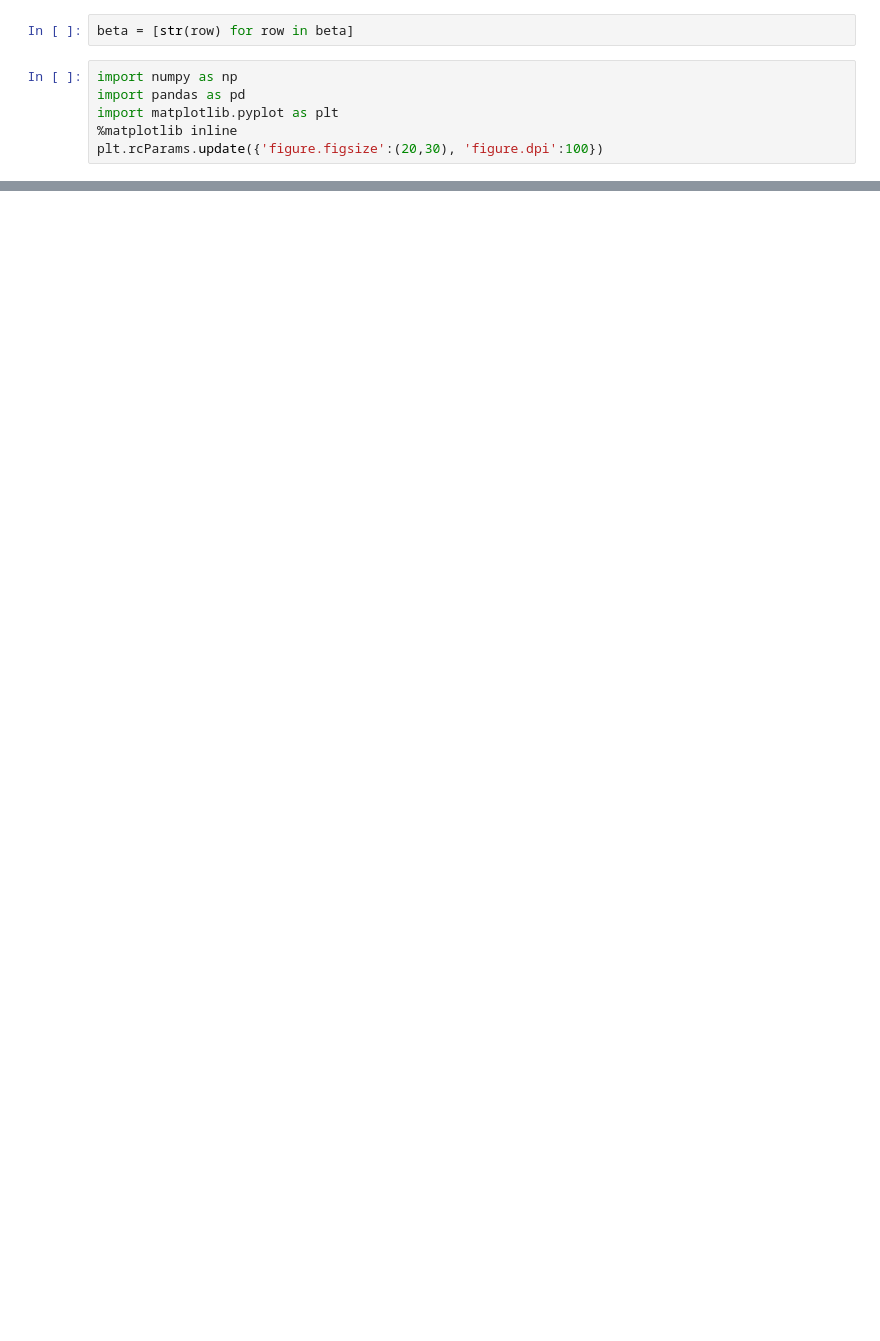
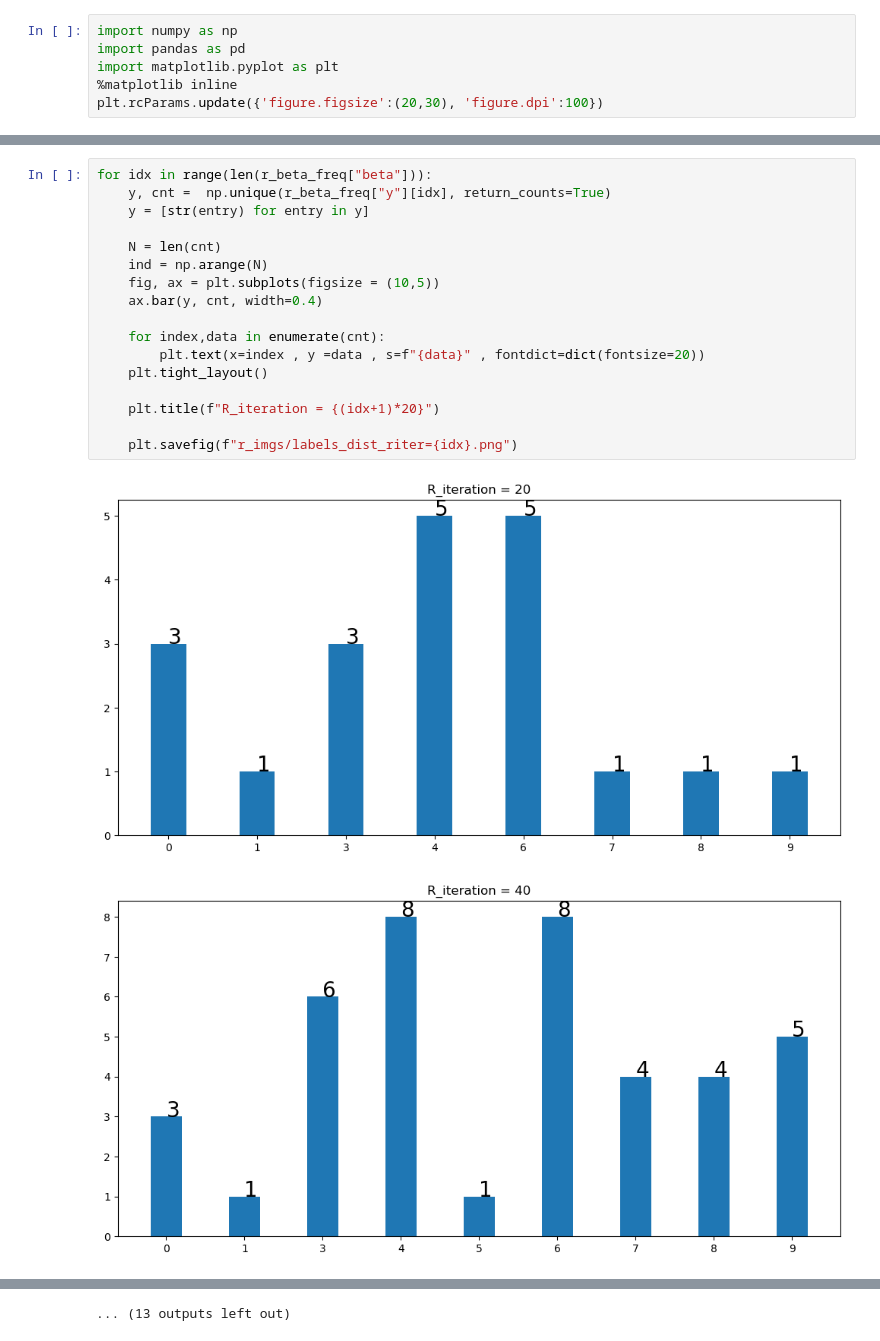
Before and after one commit to koushi007/ImageRecourse, a Jupyter notebook: Explore_Results/R_sij.ipynb, the cells around one changed output, grey strips where cells are left out. Drawn from its saved outputs; the diff is of its cells as text; blank space fills up the shorter version.

```diff
--- a/Explore_Results/R_sij.ipynb
+++ b/Explore_Results/R_sij.ipynb
@@ -80,5 +68,3 @@ array([[0, 0, 3],
-# %%
-beta = [str(row) for row in beta]
 # %%
 import numpy as np
 import pandas as pd
@@ -141,0 +110,20 @@ r_beta_freq
+# %%
+for idx in range(len(r_beta_freq["beta"])):
+    y, cnt =  np.unique(r_beta_freq["y"][idx], return_counts=True)
+    y = [str(entry) for entry in y]
+
+    N = len(cnt)
+    ind = np.arange(N)
+    fig, ax = plt.subplots(figsize = (10,5))
+    ax.bar(y, cnt, width=0.4)
+
+    for index,data in enumerate(cnt):
+        plt.text(x=index , y =data , s=f"{data}" , fontdict=dict(fontsize=20))
+    plt.tight_layout()
+
+    plt.title(f"R_iteration = {(idx+1)*20}")
+
+    plt.savefig(f"r_imgs/labels_dist_riter={idx}.png")
+# %% [output]
+[figure, added]
+[figure, added]
@@ -141,0 +140 @@ r_beta_freq
+... (13 outputs left out)
```
Also changed, not shown: parts of 9 cells of this notebook, 36 other files.
